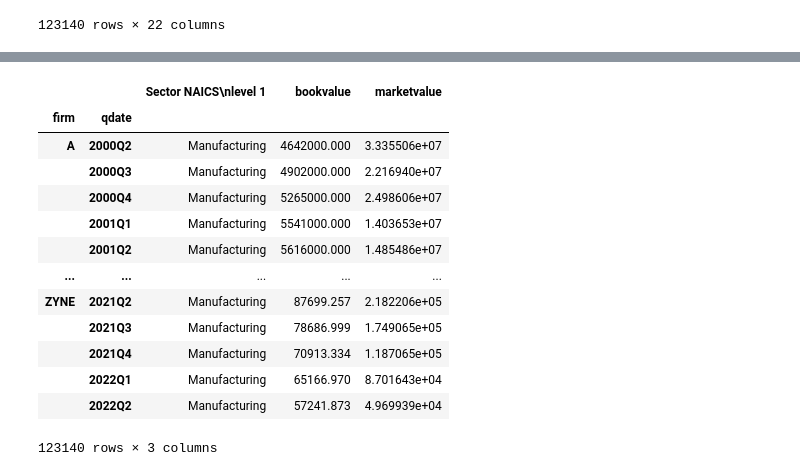
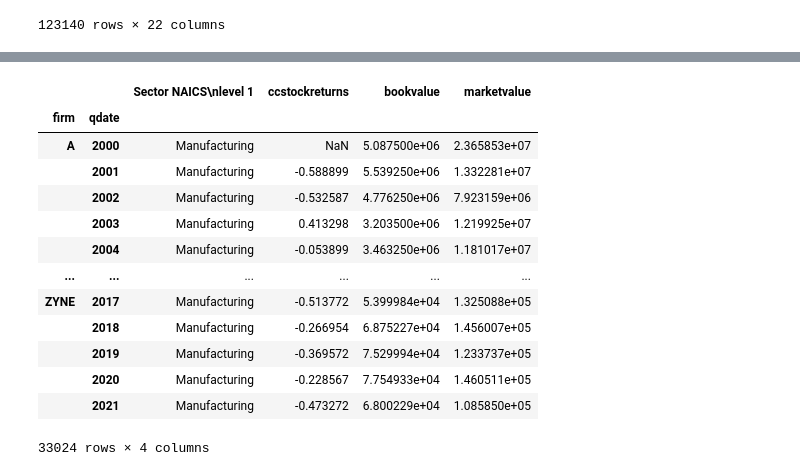
Before and after one commit to AlexReusC/Modulo-1-IA, a Jupyter notebook: portafolio.ipynb, the cells around one changed output, grey strips where cells are left out. Saved outputs shown, nothing was run; the diff lists cells and outputs as text; code cells hidden in the pictures.

```diff
--- a/portafolio.ipynb
+++ b/portafolio.ipynb
@@ -58,4 +60,4 @@ df
 123140 rows × 22 columns
 # %%
 df['qdate'] = pd.PeriodIndex(df['q'], freq="Q")
-df.set_index(['firm', 'qdate'], inplace=True)
+df.set_index(['firm'], inplace=True)
@@ -79,0 +64,6 @@ df[['q', 'adjprice', 'lprice']]
+# %%
+df['lprice'] = df.groupby(['firm'])['adjprice'].shift(4)
+df['lrevenue'] = df.groupby(['firm'])['revenue'].shift(4)
+df['ebit'] = df["revenue"] - df["cogs"] - df["sgae"] - df["otheropexp"]
+df['lebit'] = df.groupby(['firm'])['ebit'].shift(4)
+df[['q', 'adjprice', 'lprice', 'revenue', 'lrevenue', 'ebit', 'lebit']]
@@ -79,0 +85,3 @@ df[['q', 'adjprice', 'lprice']]
+# %%
+df = df.groupby(["firm", np.arange(len(df))//4]).agg({"qdate": "first", "revenue": "sum","cogs":"sum", "sgae": "sum", "otheropexp": "sum", "extraincome": "sum", "finexp": "sum","incometax": "sum", "totalassets": "mean", "totalliabilities": "mean", "shortdebt": "mean", "longdebt": "mean", "stockholderequity": "mean", "adjprice": "mean", "originalprice": "mean", "sharesoutstanding": "mean", "Name": "first", "Sector NAICS\nlevel 1": "first", "lprice": "mean", "lrevenue": "sum", "ebit": "sum", "lebit": "sum" })
+df
@@ -79,0 +103,6 @@ df[['q', 'adjprice', 'lprice']]
+# %%
+df.reset_index(inplace=True)
+df['qdate'] = df['qdate'].astype(str).str[0:4]
+df.set_index(['firm','qdate'], inplace=True)
+df.drop(["level_1"], axis=1, inplace=True)
+df
@@ -80,19 +124,20 @@ df[['q', 'adjprice', 'lprice']]
 # %%
+df["ccstockreturns"] = np.log(df["adjprice"]) - np.log(df["adjprice"].shift(1))
 df["bookvalue"] = df["totalassets"] - df["totalliabilities"]
 df["marketvalue"] = df["originalprice"] * df["sharesoutstanding"]
-df[["Sector NAICS\nlevel 1", "bookvalue", "marketvalue"]]
+df[["Sector NAICS\nlevel 1", "ccstockreturns", "bookvalue", "marketvalue"]]
 # %% [output]
-|  |  | Sector NAICS\nlevel 1 | bookvalue | marketvalue |
-| firm | qdate |  |  |  |
-| A | 2000Q2 | Manufacturing | 4642000.000 | 3.335506e+07 |
-|  | 2000Q3 | Manufacturing | 4902000.000 | 2.216940e+07 |
-|  | 2000Q4 | Manufacturing | 5265000.000 | 2.498606e+07 |
-|  | 2001Q1 | Manufacturing | 5541000.000 | 1.403653e+07 |
-|  | 2001Q2 | Manufacturing | 5616000.000 | 1.485486e+07 |
-| ... | ... | ... | ... | ... |
-| ZYNE | 2021Q2 | Manufacturing | 87699.257 | 2.182206e+05 |
-|  | 2021Q3 | Manufacturing | 78686.999 | 1.749065e+05 |
-|  | 2021Q4 | Manufacturing | 70913.334 | 1.187065e+05 |
-|  | 2022Q1 | Manufacturing | 65166.970 | 8.701643e+04 |
-|  | 2022Q2 | Manufacturing | 57241.873 | 4.969939e+04 |
+|  |  | Sector NAICS\nlevel 1 | ccstockreturns | bookvalue | marketvalue |
+| firm | qdate |  |  |  |  |
+| A | 2000 | Manufacturing | NaN | 5.087500e+06 | 2.365853e+07 |
+|  | 2001 | Manufacturing | -0.588899 | 5.539250e+06 | 1.332281e+07 |
+|  | 2002 | Manufacturing | -0.532587 | 4.776250e+06 | 7.923159e+06 |
+|  | 2003 | Manufacturing | 0.413298 | 3.203500e+06 | 1.219925e+07 |
+|  | 2004 | Manufacturing | -0.053899 | 3.463250e+06 | 1.181017e+07 |
+| ... | ... | ... | ... | ... | ... |
+| ZYNE | 2017 | Manufacturing | -0.513772 | 5.399984e+04 | 1.325088e+05 |
+|  | 2018 | Manufacturing | -0.266954 | 6.875227e+04 | 1.456007e+05 |
+|  | 2019 | Manufacturing | -0.369572 | 7.529994e+04 | 1.233737e+05 |
+|  | 2020 | Manufacturing | -0.228567 | 7.754933e+04 | 1.460511e+05 |
+|  | 2021 | Manufacturing | -0.473272 | 6.800229e+04 | 1.085850e+05 |
-123140 rows × 3 columns
+33024 rows × 4 columns
```
Also changed, not shown: parts of 61 cells of this notebook.
